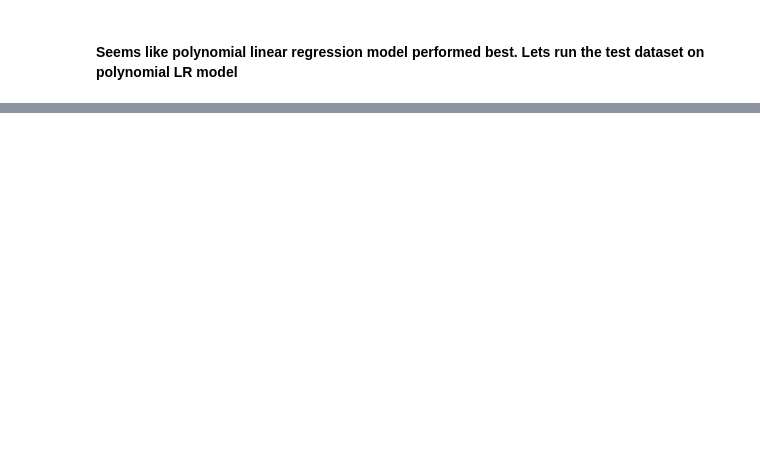
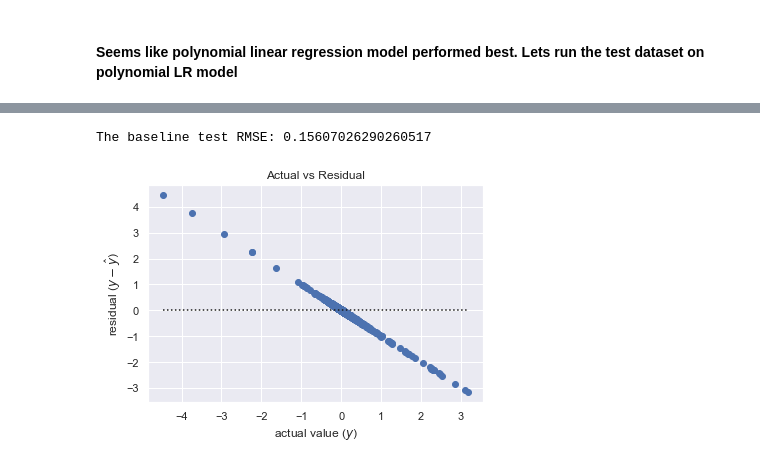
Before and after one commit to clustering-zillow/clustering-zillow, a Jupyter notebook: Walkthrough_2.ipynb, the cells around one changed output, grey strips where cells are left out. Saved outputs shown, nothing was run; the diff lists cells and outputs as text; code cells hidden in the pictures; blank space fills up the shorter version.

```diff
--- a/Walkthrough_2.ipynb
+++ b/Walkthrough_2.ipynb
@@ -113,0 +101,5 @@ The Baseline RMSE logerror is :0.16322244734951857
+# %%
+validate["base_logerror"] = validate.logerror.mean()
+RMSE_validate = sqrt(mean_squared_error(validate.logerror,validate.base_logerror))
+R2_validate = r2_score(validate.logerror,validate.base_logerror)
+print(f'The baseline test RMSE =  {RMSE_validate} , R2 = {R2_validate}')
@@ -149,12 +142,11 @@ print(f' The RMSE is : {RMSE} and R2 is {R2}')
 ### Simple Linear Regression Method
 # %%
 features = ['bathroomcnt', 'bedroomcnt', 'finishedsquarefeet12', 'taxvaluedollarcnt', 'median_income', 'living_area']
-RMSE, R2 = model.linear_reg(train, features)
+RMSE, R2, lm, y_train = model.linear_reg(train, features)
 print(f' The RMSE is : {RMSE} and R2 is {R2}')
 # %% [output]
  The RMSE is : 0.163 and R2 is 0.002
 # %%
-features = ['bathroomcnt', 'bedroomcnt', 'finishedsquarefeet12', 'taxvaluedollarcnt', 'median_income', 'living_area']
-RMSE, R2 = model.linear_reg(validate, features)
+RMSE, R2, y_train = model.linear_reg1(validate, features, lm)
 print(f' The RMSE is : {RMSE} and R2 is {R2}')
 # %% [output]
@@ -349,0 +262,9 @@ RMSE_test, R2_validate
+# %%
+# The Baseline for validate data is:
+print(f'The baseline test RMSE: {RMSE_test}')
+# %% [output]
+The baseline test RMSE: 0.15607026290260517
+# %%
+evaluate.plot_residuals(y_train.logerror, y_train.predicted, y_train)
+# %% [output]
+[figure, added]
```
Also changed, not shown: parts of 59 cells of this notebook, 1 other file.
